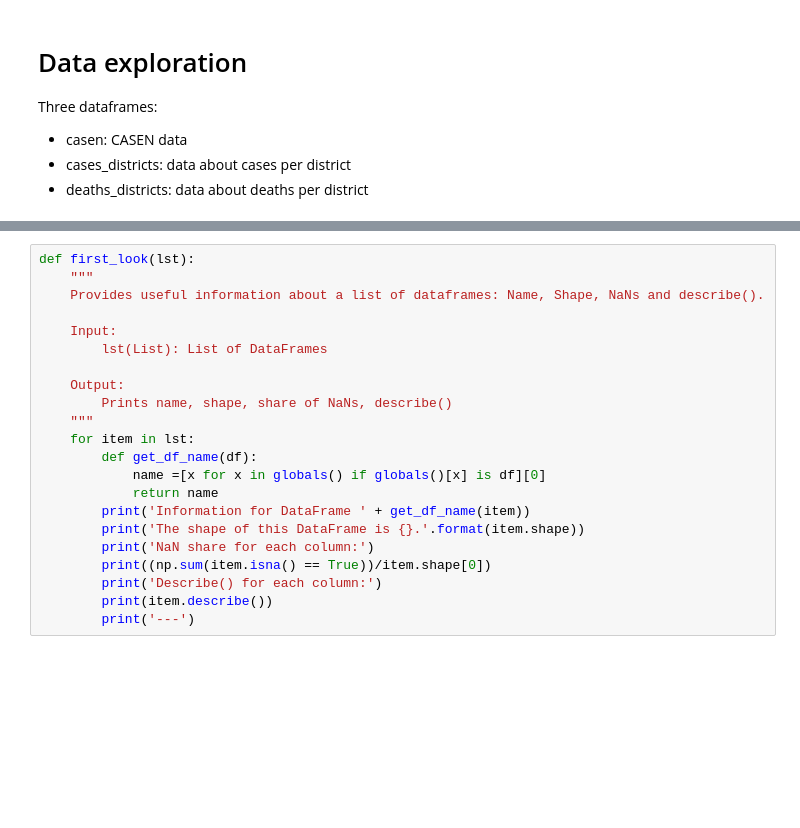
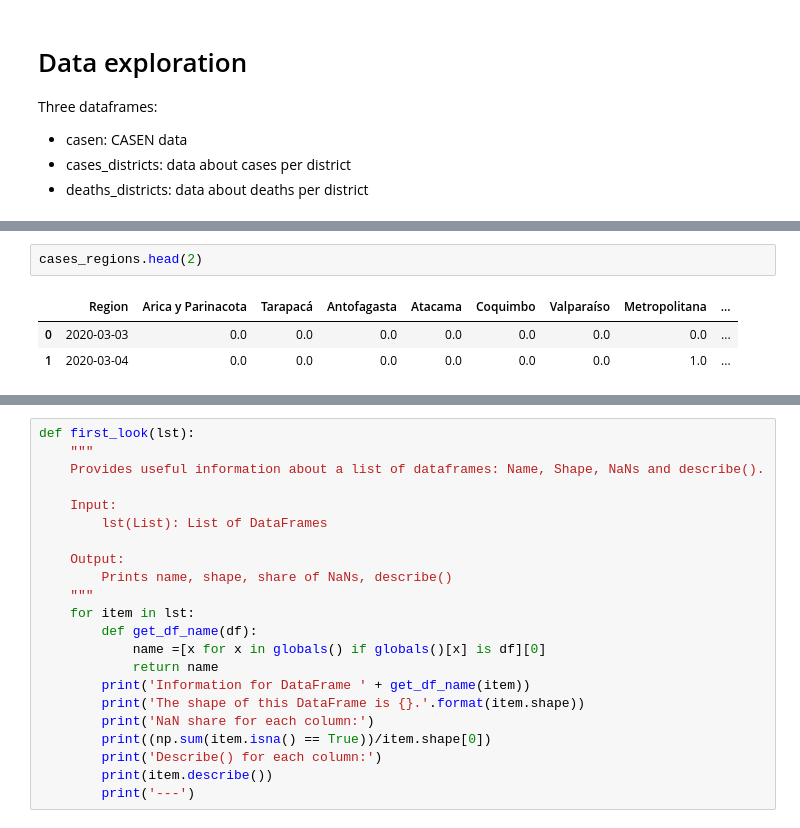
Before and after one commit to muellermax/Covid-Chile-Prediction, a Jupyter notebook: Covid Chile Prediction.ipynb, the cells around one changed output, grey strips where cells are left out. Saved outputs shown, nothing was run; the diff lists cells and outputs as text; blank space fills up the shorter version.

```diff
--- a/Covid Chile Prediction.ipynb
+++ b/Covid Chile Prediction.ipynb
@@ -94,0 +71,6 @@ deaths_districts.head()
+# %%
+cases_regions.head(2)
+# %% [output]
+|  | Region | Arica y Parinacota | Tarapacá | Antofagasta | Atacama | Coquimbo | Valparaíso | Metropolitana | ... |
+| 0 | 2020-03-03 | 0.0 | 0.0 | 0.0 | 0.0 | 0.0 | 0.0 | 0.0 | ... |
+| 1 | 2020-03-04 | 0.0 | 0.0 | 0.0 | 0.0 | 0.0 | 0.0 | 1.0 | ... |
```
Also changed, not shown: parts of 12 cells of this notebook, 1 other file.
